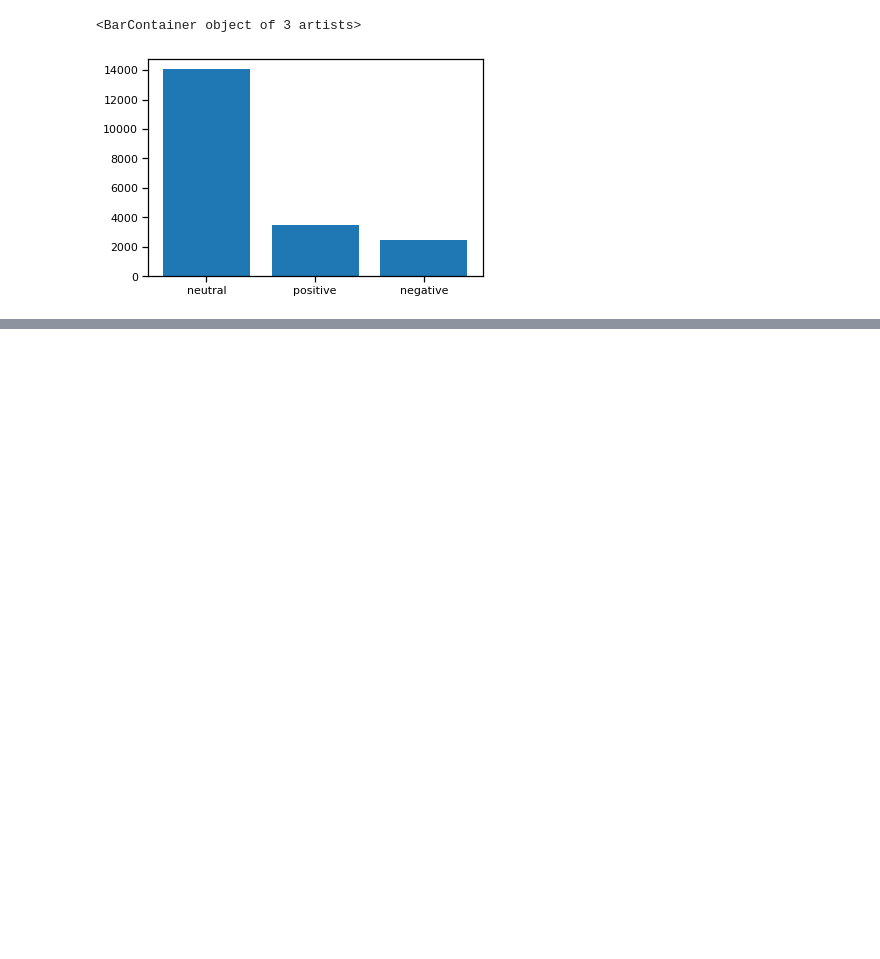
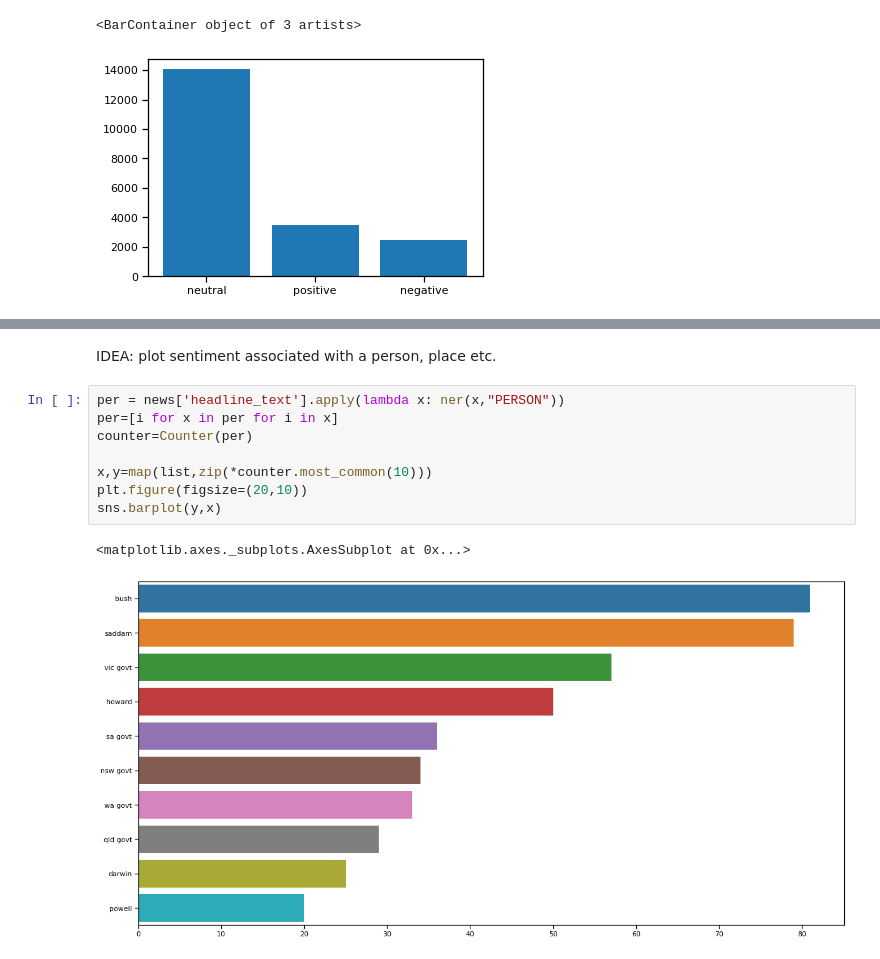
Before and after one commit to Cauchy-1899c/Project-4-LanguageProcessing, a Jupyter notebook: Untitled4.ipynb, the cells around one changed output, grey strips where cells are left out. Saved outputs shown, nothing was run; the diff lists cells and outputs as text; blank space fills up the shorter version.

```diff
--- a/Untitled4.ipynb
+++ b/Untitled4.ipynb
@@ -381,0 +489,13 @@ plt.bar(news.polarity.value_counts().index,
+# %% [markdown]
+IDEA: plot sentiment associated with a person, place etc.
+# %%
+per = news['headline_text'].apply(lambda x: ner(x,"PERSON"))
+per=[i for x in per for i in x]
+counter=Counter(per)
+
+x,y=map(list,zip(*counter.most_common(10)))
+plt.figure(figsize=(20,10))
+sns.barplot(y,x)
+# %% [output]
+<matplotlib.axes._subplots.AxesSubplot at 0x...>
+[figure, added]
```
Also changed, not shown: parts of 29 cells of this notebook.
